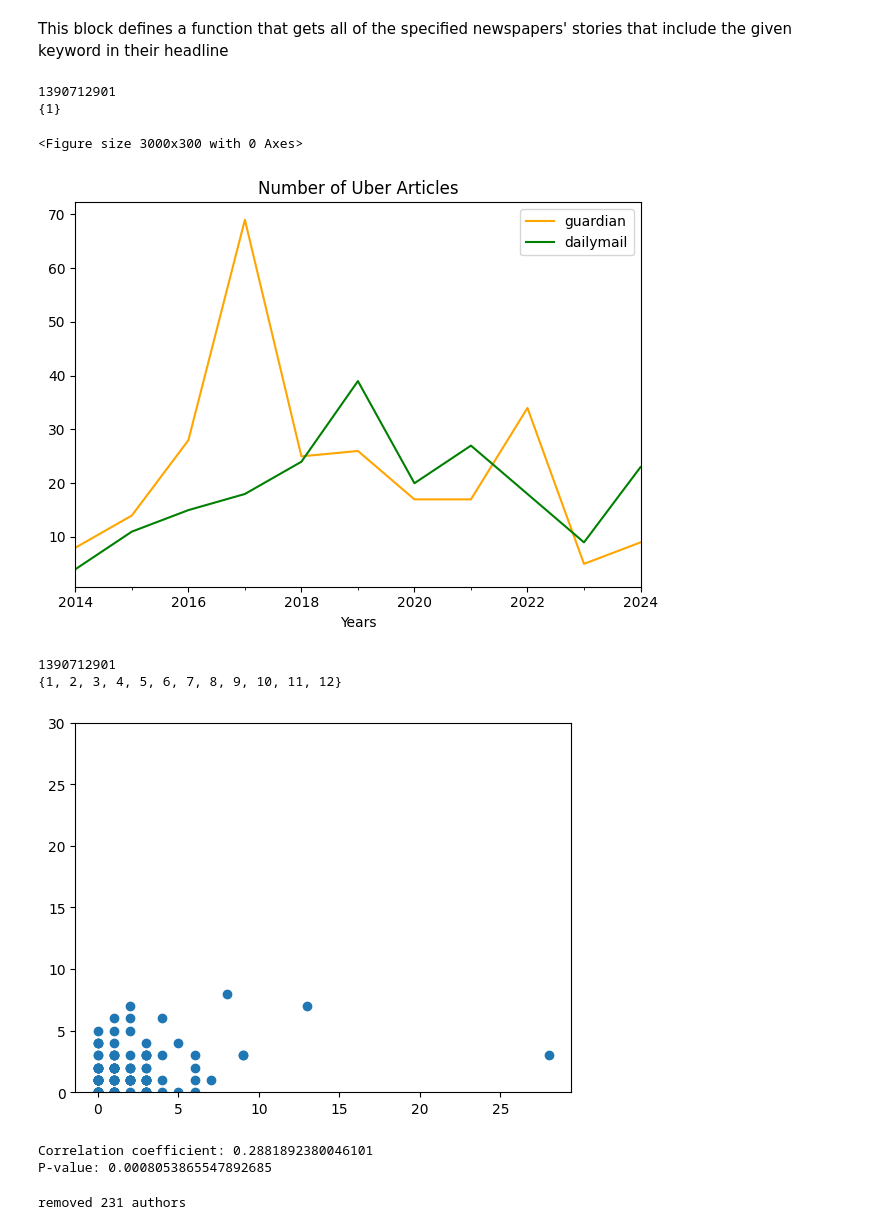
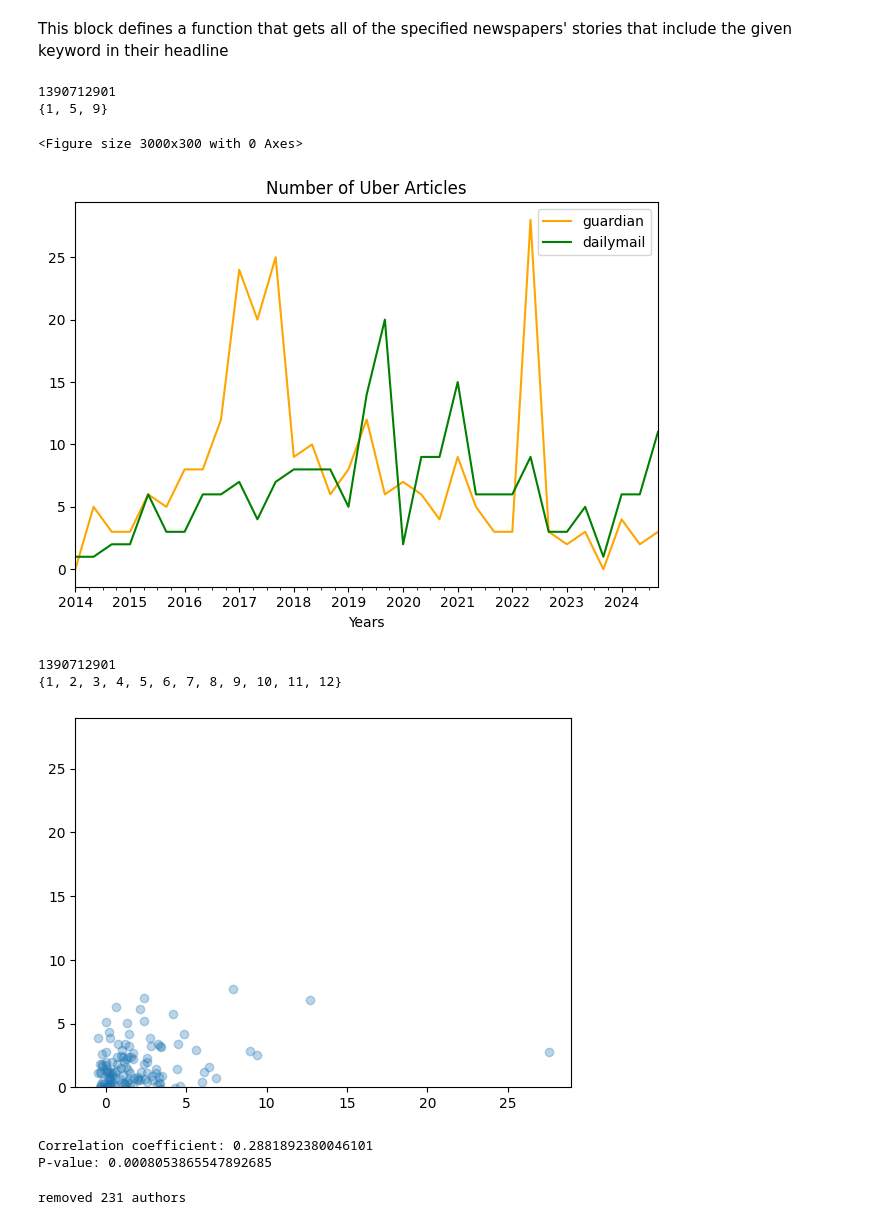
Before and after one commit to dmh21za/compmeth, a Jupyter notebook: summative.ipynb, the cells around one changed output. Cells and saved outputs as stored; diff of their text form; code cells hidden in the pictures.

```diff
--- a/summative.ipynb
+++ b/summative.ipynb
@@ -424,43 +424,45 @@ def get_frequency_df(obj_old, resolution):
         # update df2 accordingly
         df2.loc[month, paper] += 1
 
     #df2.loc[(df2['paper'] == 'guardian') & (df2['month'] == "2025-01-01"), 'count'] = 24
 
     # convert index to datetime
     df2.index = pd.to_datetime(df2.index)
 
 
     # drop months that haven't happened
     # let's ignore 2025 because it hasn't been a full years
     df2= df2[(df2.index.year != 2025)]
 
     #this step is for accounting for month resolution
     df2 = df2[df2.index.month.isin(possible_months)]
     return df2
 
-df2 = get_frequency_df(obj_old, 1)
+df2 = get_frequency_df(obj_old, 3)
 
 plt.figure(figsize=(20, 2), dpi=150)
 df2.plot(label="Paper", color=['orange', 'green'])
 
 plt.title('Number of Uber Articles')
 plt.xlabel('Years')
 # adding legend.
 plt.legend()
 plt.tight_layout()
 plt.show()
 # %% [output]
 1390712901
-{1}
+{1, 5, 9}
 <Figure size 3000x300 with 0 Axes>
-[figure, old version]
+[figure, new version]
 # %%
 # this for checking if there's any correlation between how many articles daily mail publish and guardian do each month
 df_corr = get_frequency_df(obj_old, 12)
 
 # plot scatter plot of guardian and dailymail
+import random
 
-plt.scatter(df_corr['guardian'], df_corr['dailymail'])
+# add random jitter to make better visualisation
+plt.scatter(df_corr['guardian'].apply(lambda x : x + random.random() - 0.5), df_corr['dailymail'].apply(lambda x : x + random.random() - 0.5), alpha=0.3)
 
 """if plt.gca().get_xlim() > plt.gca().get_ylim():
   plt.ylim(plt.gca().get_xlim())
@@ -483,7 +485,7 @@ print(f"P-value: {p_value}")
 # %% [output]
 1390712901
 {1, 2, 3, 4, 5, 6, 7, 8, 9, 10, 11, 12}
-[figure, old version]
+[figure, new version]
 Correlation coefficient: 0.2881892380046101
 P-value: 0.0008053865547892685
 # %%
```
Also changed, not shown: parts of 3 cells of this notebook.
